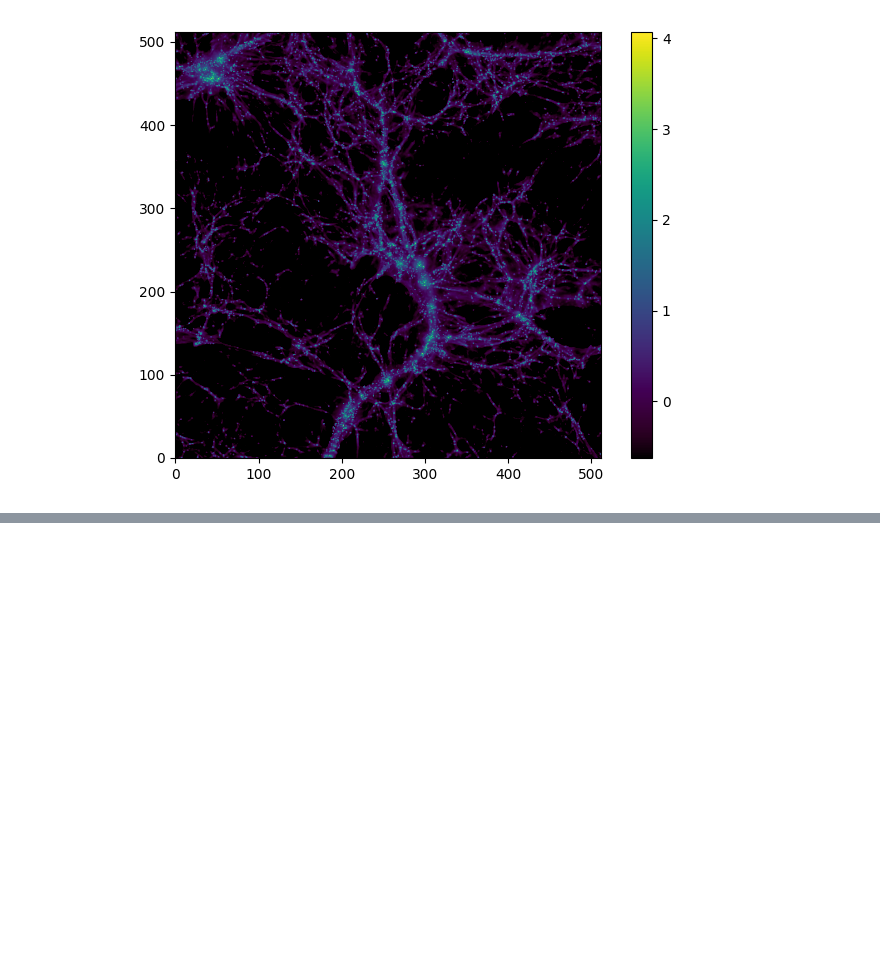
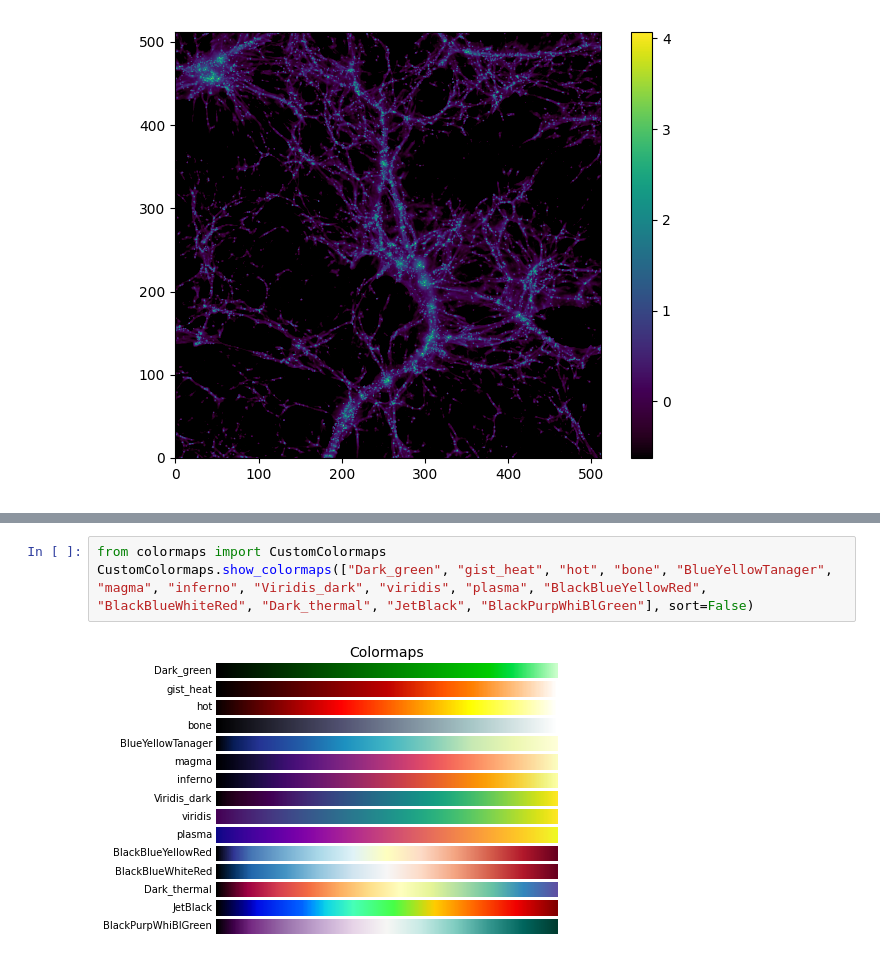
Before and after one commit to dchapon/AtelierAstroPython, a Jupyter notebook: atelier.ipynb, the cells around one changed output, grey strips where cells are left out. Saved outputs shown, nothing was run; the diff lists cells and outputs as text; blank space fills up the shorter version.

```diff
--- a/atelier.ipynb
+++ b/atelier.ipynb
@@ -641,0 +689,5 @@ Minimum density : rho_min = 0.235872 ; log(rho_min) = -0.627323
+# %%
+from colormaps import CustomColormaps
+CustomColormaps.show_colormaps(["Dark_green", "gist_heat", "hot", "bone", "BlueYellowTanager", "magma", "inferno", "Viridis_dark", "viridis", "plasma", "BlackBlueYellowRed", "BlackBlueWhiteRed", "Dark_thermal", "JetBlack", "BlackPurpWhiBlGreen"], sort=False)
+# %% [output]
+[figure, added]
```
Also changed, not shown: parts of 30 cells of this notebook, 1 other file.
